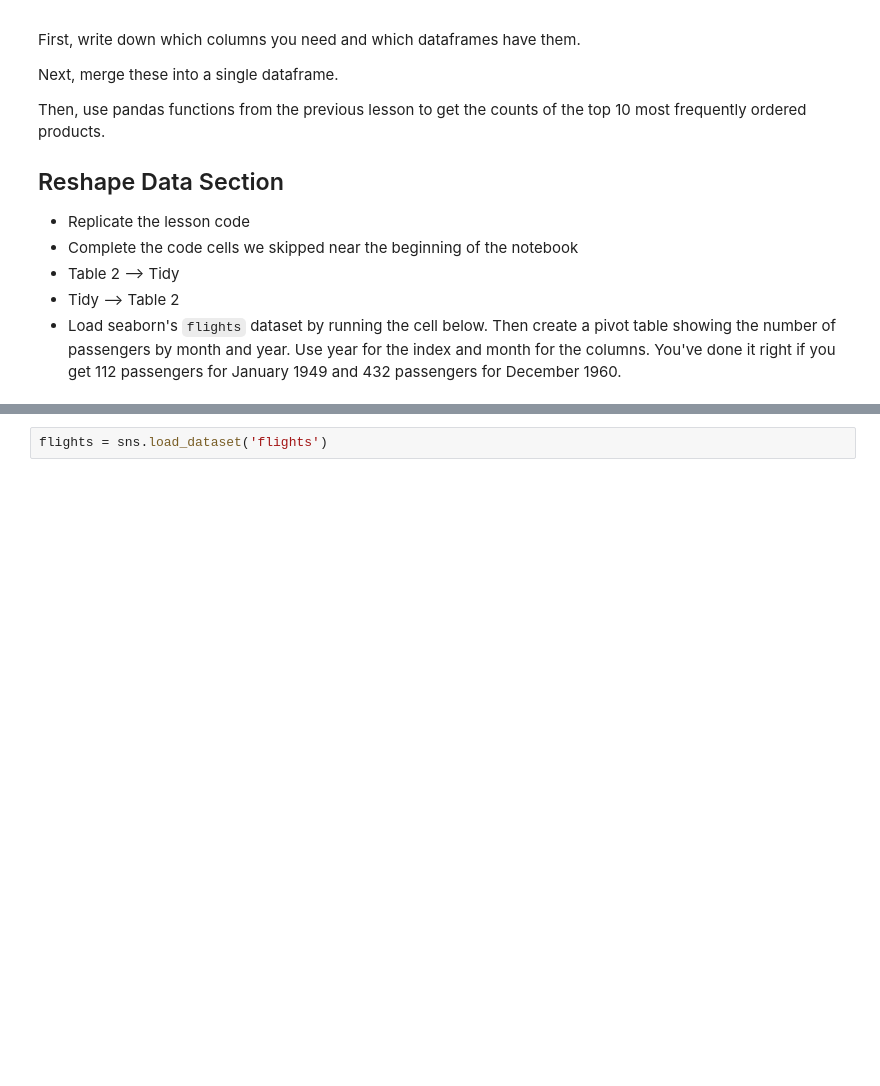
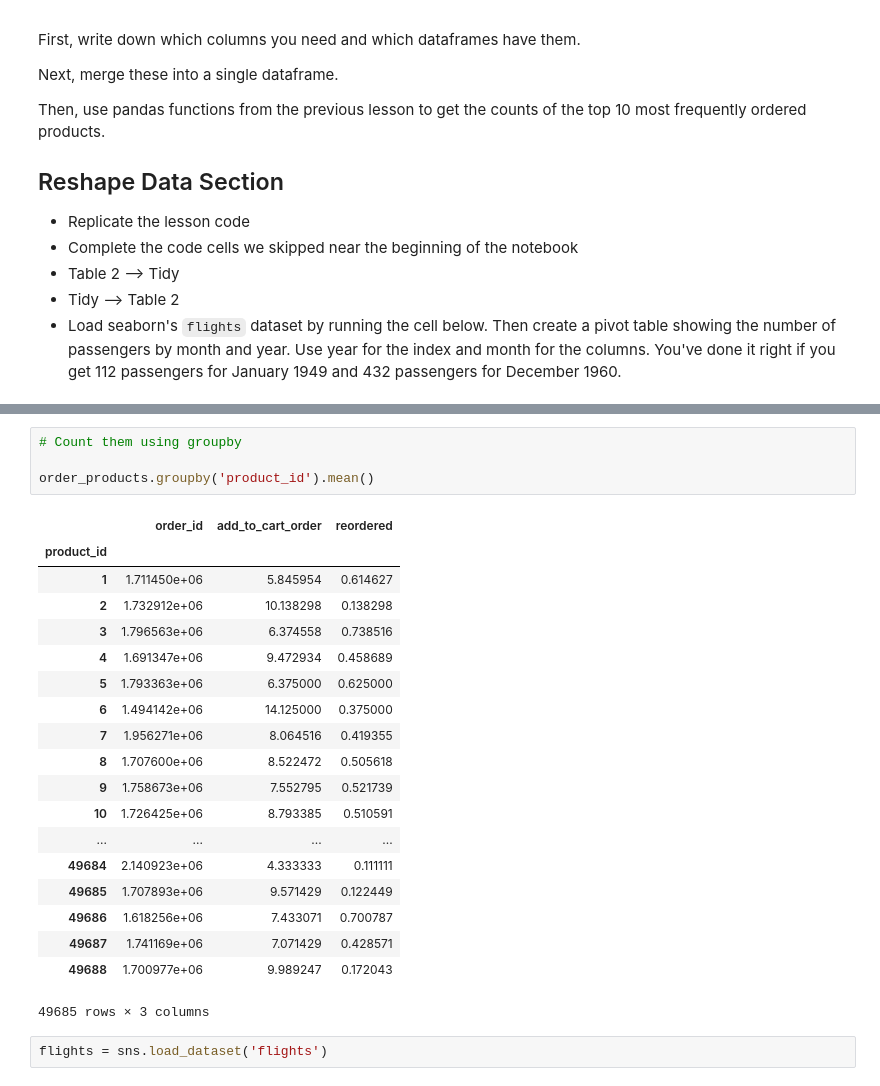
Before and after one commit to AkiBae4891/DS-Unit-1-Sprint-2-Data-Wrangling-and-Storytelling, a Jupyter notebook: La_Teran_Evans_LS_DS5_121_Join_and_Reshape_Data.ipynb, the cells around one changed output, grey strips where cells are left out. Saved outputs shown, nothing was run; the diff lists cells and outputs as text; blank space fills up the shorter version.

Commit message:
attempting to use groupby

```diff
--- a/La_Teran_Evans_LS_DS5_121_Join_and_Reshape_Data.ipynb
+++ b/La_Teran_Evans_LS_DS5_121_Join_and_Reshape_Data.ipynb
@@ -981,3 +1014,27 @@ Then, use pandas functions from the previous lesson to get the counts of the top
+# %%
+# Count them using groupby
+
+order_products.groupby('product_id').mean()
+# %% [output]
+|  | order_id | add_to_cart_order | reordered |
+| product_id |  |  |  |
+| 1 | 1.711450e+06 | 5.845954 | 0.614627 |
+| 2 | 1.732912e+06 | 10.138298 | 0.138298 |
+| 3 | 1.796563e+06 | 6.374558 | 0.738516 |
+| 4 | 1.691347e+06 | 9.472934 | 0.458689 |
+| 5 | 1.793363e+06 | 6.375000 | 0.625000 |
+| 6 | 1.494142e+06 | 14.125000 | 0.375000 |
+| 7 | 1.956271e+06 | 8.064516 | 0.419355 |
+| 8 | 1.707600e+06 | 8.522472 | 0.505618 |
+| 9 | 1.758673e+06 | 7.552795 | 0.521739 |
+| 10 | 1.726425e+06 | 8.793385 | 0.510591 |
+| ... | ... | ... | ... |
+| 49684 | 2.140923e+06 | 4.333333 | 0.111111 |
+| 49685 | 1.707893e+06 | 9.571429 | 0.122449 |
+| 49686 | 1.618256e+06 | 7.433071 | 0.700787 |
+| 49687 | 1.741169e+06 | 7.071429 | 0.428571 |
+| 49688 | 1.700977e+06 | 9.989247 | 0.172043 |
+49685 rows × 3 columns
 # %%
 flights = sns.load_dataset('flights')
 # %%
```
Also changed, not shown: parts of 6 cells of this notebook.
